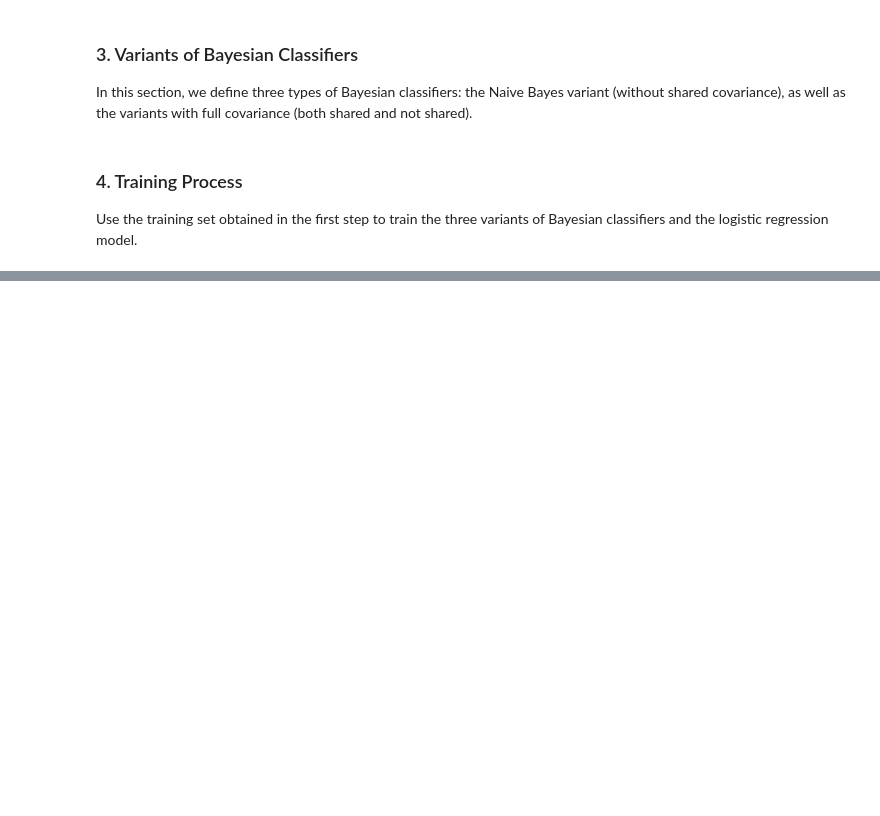
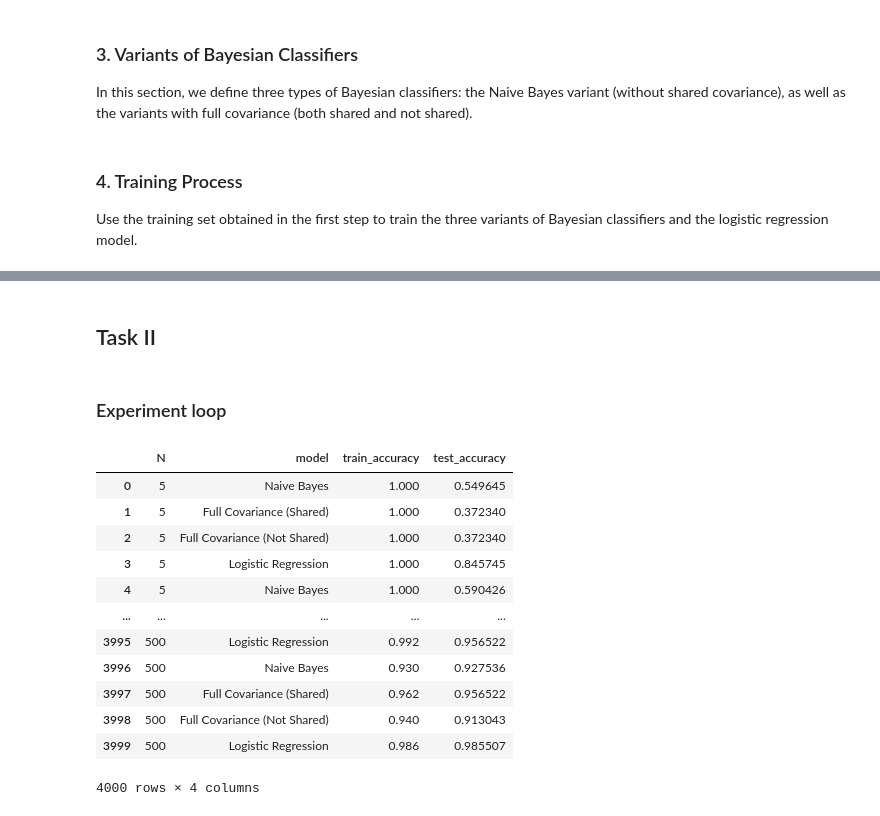
Before and after one commit to MinGGGoD/ML_ASS, a Jupyter notebook: 35224436 Yiming Zhang a1 sec3.ipynb, the cells around one changed output, grey strips where cells are left out. Saved outputs shown, nothing was run; the diff lists cells and outputs as text; code cells hidden in the pictures; blank space fills up the shorter version.

```diff
--- a/35224436 Yiming Zhang a1 sec3.ipynb
+++ b/35224436 Yiming Zhang a1 sec3.ipynb
@@ -137,0 +342,54 @@ logistic_regression.fit(X_train, y_train)
+# %% [markdown]
+## Task II
+# %% [markdown]
+### Experiment loop
+# %%
+# generate a list of training sizes
+training_sizes = list(range(5, 501, 5))
+
+# initialize a container for results
+results = []
+
+# define models list
+models = [naive_bayes, full_cov_shared, full_cov_not_shared, logistic_regression]
+model_names = [
+    "Naive Bayes",
+    "Full Covariance (Shared)",
+    "Full Covariance (Not Shared)",
+    "Logistic Regression",
+]
+
+# start the experiment loop
+for N in training_sizes:
+    for _ in range(10):
+        X_train, X_test, y_train, y_test = train_test_split(
+            X, y, train_size=N, shuffle=True, stratify=y
+        )
+        for model, model_name in zip(models, model_names):
+            model.fit(X_train, y_train)
+            results.append(
+                {
+                    "N": N,
+                    "model": model_name,
+                    "train_accuracy": accuracy_score(y_train, model.predict(X_train)),
+                    "test_accuracy": accuracy_score(y_test, model.predict(X_test)),
+                }
+            )
+# %%
+# convert results to a pandas DataFrame
+results_df = pd.DataFrame(results)
+results_df
+# %% [output]
+|  | N | model | train_accuracy | test_accuracy |
+| 0 | 5 | Naive Bayes | 1.000 | 0.549645 |
+| 1 | 5 | Full Covariance (Shared) | 1.000 | 0.372340 |
+| 2 | 5 | Full Covariance (Not Shared) | 1.000 | 0.372340 |
+| 3 | 5 | Logistic Regression | 1.000 | 0.845745 |
+| 4 | 5 | Naive Bayes | 1.000 | 0.590426 |
+| ... | ... | ... | ... | ... |
+| 3995 | 500 | Logistic Regression | 0.992 | 0.956522 |
+| 3996 | 500 | Naive Bayes | 0.930 | 0.927536 |
+| 3997 | 500 | Full Covariance (Shared) | 0.962 | 0.956522 |
+| 3998 | 500 | Full Covariance (Not Shared) | 0.940 | 0.913043 |
+| 3999 | 500 | Logistic Regression | 0.986 | 0.985507 |
+4000 rows × 4 columns
```
Also changed, not shown: parts of 26 cells of this notebook.
